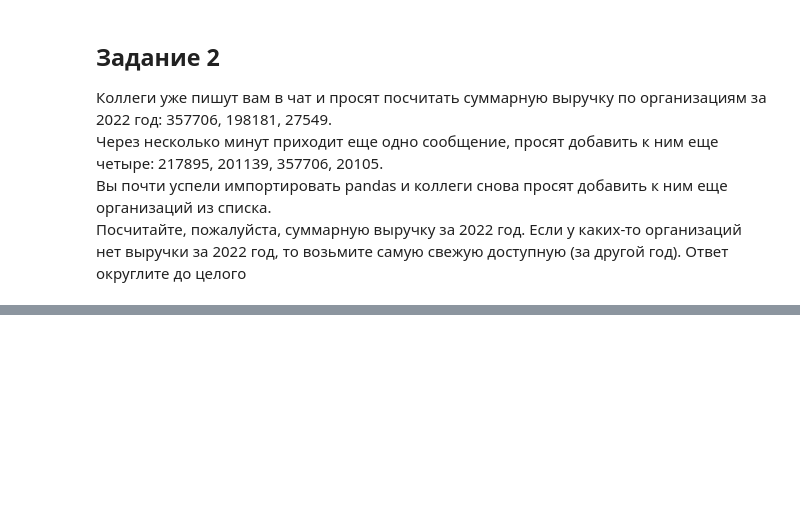
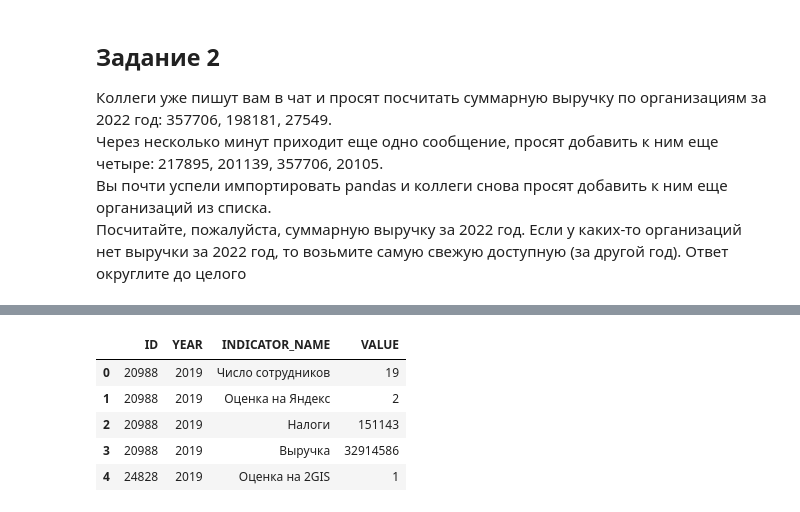
Before and after one commit to gbrs/basics_of_pandas, a Jupyter notebook: 6_5.ipynb, the cells around one changed output, grey strips where cells are left out. Cells and saved outputs as stored; diff of their text form; code cells hidden in the pictures; blank space fills up the shorter version.

```diff
--- a/6_5.ipynb
+++ b/6_5.ipynb
@@ -129,0 +160,12 @@ df = pd.concat([
+# %%
+conn = sqlite3.connect('indicators_db.sqlite3')
+with sqlite3.connect('indicators_db.sqlite3') as conn:
+    indicators_19 = pd.read_sql('SELECT * FROM org_indicators_2019', conn)
+indicators_19.head()
+# %% [output]
+|  | ID | YEAR | INDICATOR_NAME | VALUE |
+| 0 | 20988 | 2019 | Число сотрудников | 19 |
+| 1 | 20988 | 2019 | Оценка на Яндекс | 2 |
+| 2 | 20988 | 2019 | Налоги | 151143 |
+| 3 | 20988 | 2019 | Выручка | 32914586 |
+| 4 | 24828 | 2019 | Оценка на 2GIS | 1 |
```
Also changed, not shown: parts of 14 cells of this notebook, 4 other files.
